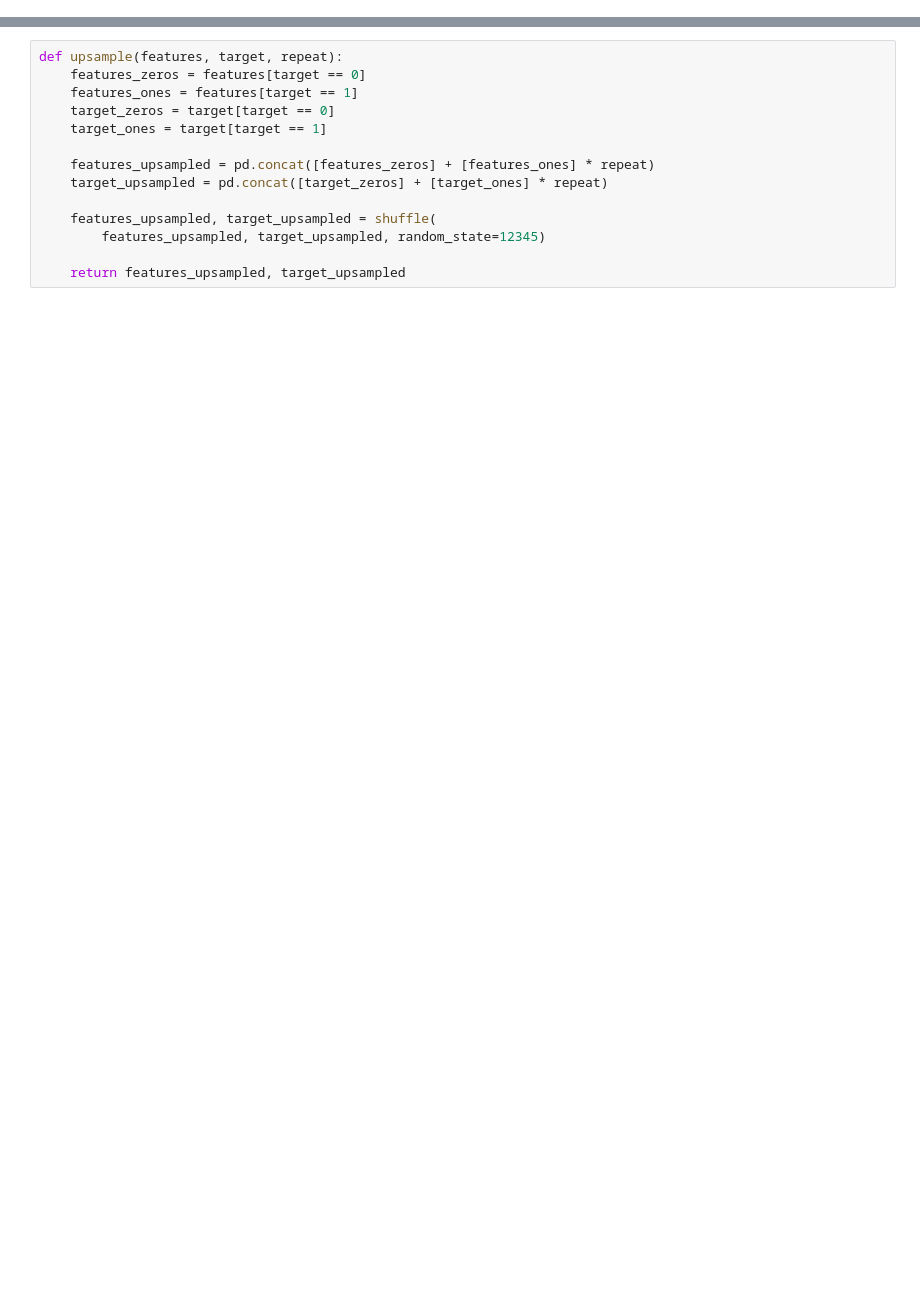
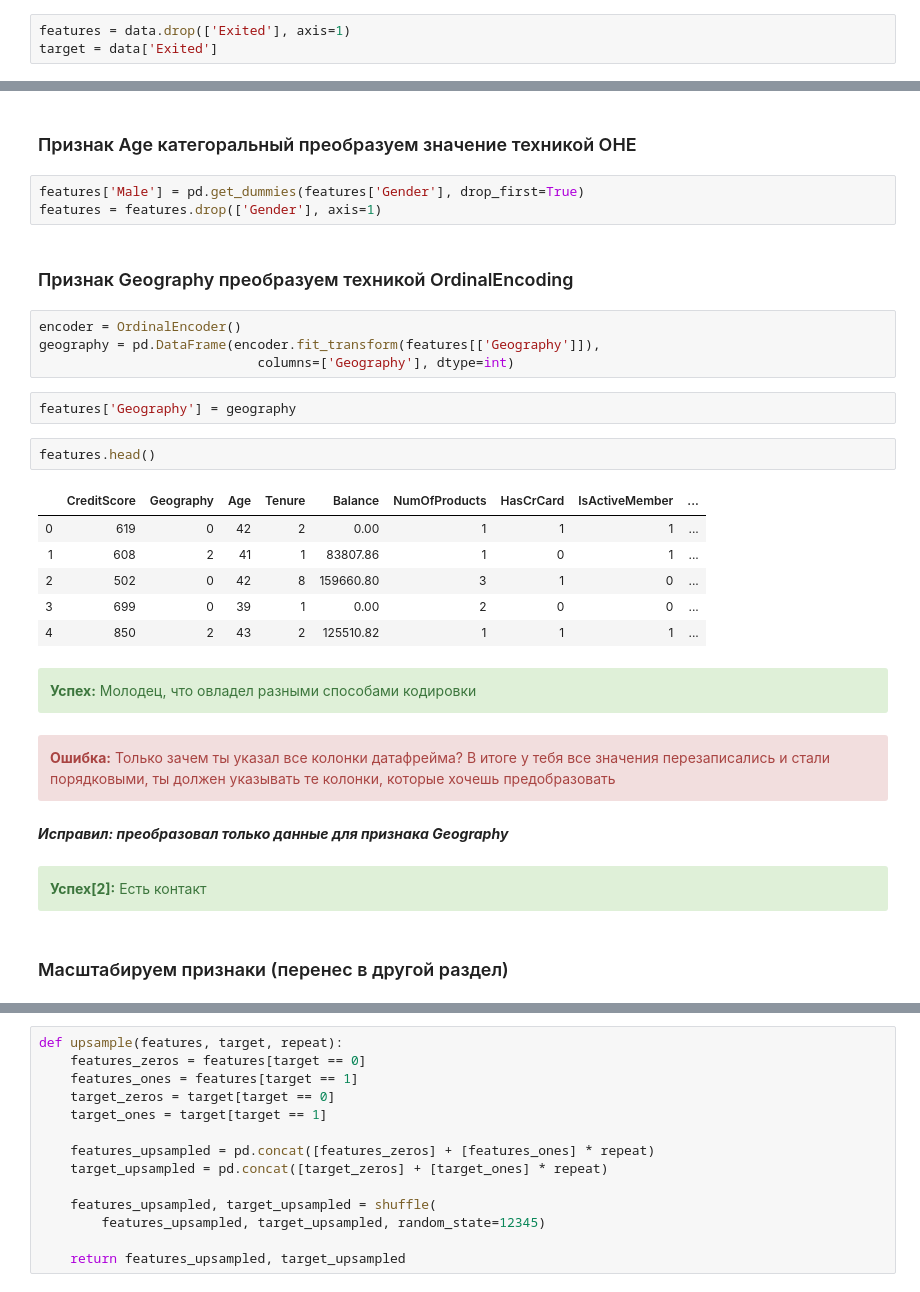
Before and after one commit to SamRozhkov/Yandex-DS, a Jupyter notebook: 17169c6f-2277-48c3-88cb-d3b18b956559 (1).ipynb, the cells around one changed output, grey strips where cells are left out. Saved outputs shown, nothing was run; the diff lists cells and outputs as text; blank space fills up the shorter version.

```diff
--- a/17169c6f-2277-48c3-88cb-d3b18b956559 (1).ipynb
+++ b/17169c6f-2277-48c3-88cb-d3b18b956559 (1).ipynb
@@ -634,0 +141,3 @@ train['is_canceled'].hist()
+# %%
+features = data.drop(['Exited'], axis=1)
+target = data['Exited']
@@ -634,0 +146,42 @@ train['is_canceled'].hist()
+# %% [markdown]
+### Признак Age категоральный преобразуем значение техникой OHE
+# %%
+features['Male'] = pd.get_dummies(features['Gender'], drop_first=True)
+features = features.drop(['Gender'], axis=1)
+# %% [markdown]
+### Признак Geography преобразуем техникой OrdinalEncoding
+# %%
+encoder = OrdinalEncoder()
+geography = pd.DataFrame(encoder.fit_transform(features[['Geography']]),
+                            columns=['Geography'], dtype=int)
+# %%
+features['Geography'] = geography
+# %%
+features.head()
+# %% [output]
+|  | CreditScore | Geography | Age | Tenure | Balance | NumOfProducts | HasCrCard | IsActiveMember | ... |
+| 0 | 619 | 0 | 42 | 2 | 0.00 | 1 | 1 | 1 | ... |
+| 1 | 608 | 2 | 41 | 1 | 83807.86 | 1 | 0 | 1 | ... |
+| 2 | 502 | 0 | 42 | 8 | 159660.80 | 3 | 1 | 0 | ... |
+| 3 | 699 | 0 | 39 | 1 | 0.00 | 2 | 0 | 0 | ... |
+| 4 | 850 | 2 | 43 | 2 | 125510.82 | 1 | 1 | 1 | ... |
+# %% [markdown]
+<div class="alert alert-block alert-success">
+<b>Успех:</b> Молодец, что овладел разными способами кодировки
+
+</div>
+# %% [markdown]
+<div class="alert alert-block alert-danger">
+<b>Ошибка:</b> Только зачем ты указал все колонки датафрейма? В итоге у тебя все значения перезаписались и стали порядковыми, ты должен указывать те колонки, которые хочешь предобразовать
+
+</div>
+# %% [markdown]
+
+_**Исправил: преобразовал только данные для признака Geography**_
+# %% [markdown]
+<div class="alert alert-block alert-success">
+<b>Успех[2]:</b> Есть контакт
+
+</div>
+# %% [markdown]
+### Масштабируем признаки (перенес в другой раздел)
```
Also changed, not shown: parts of 197 cells of this notebook, 1 other file.
